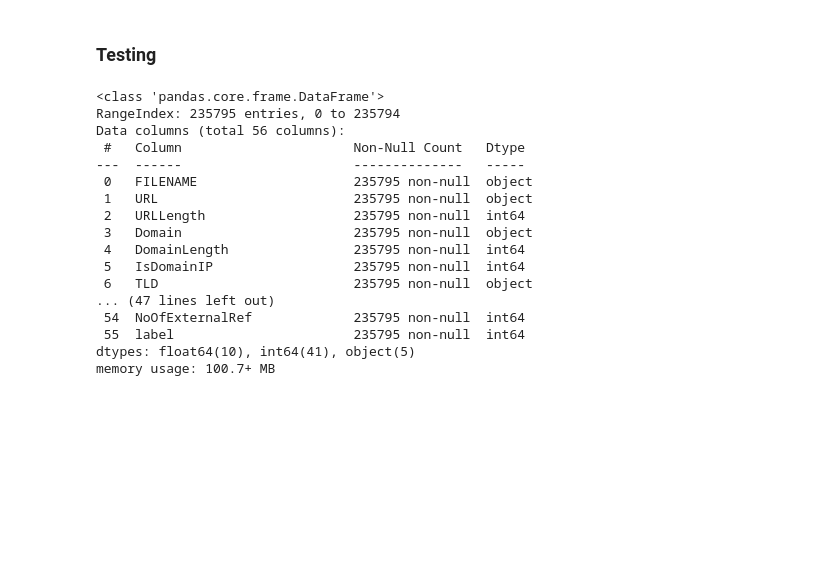
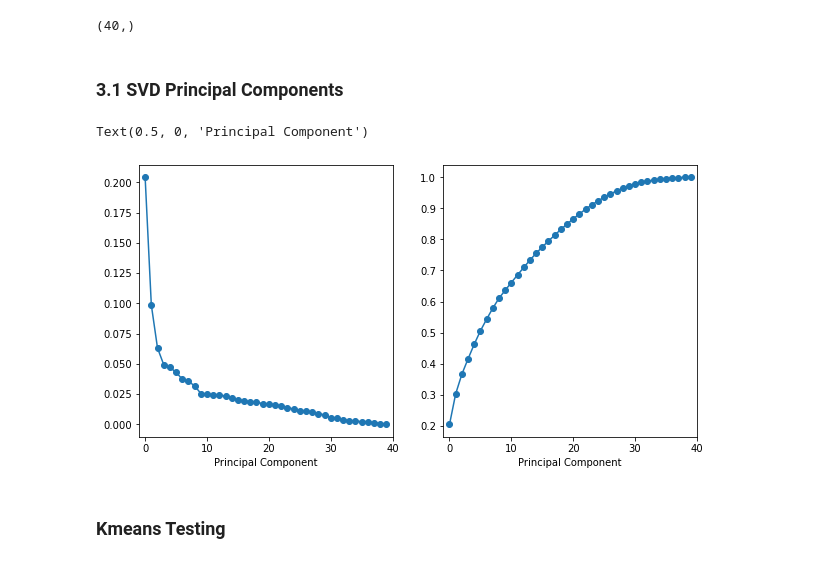
Before and after one commit to davidabney9-dev/PhishingURLProject, a Jupyter notebook: PhishingURLAppendix.ipynb, the cells around one changed output. Cells and saved outputs as stored; diff of their text form; code cells hidden in the pictures; blank space fills up the shorter version.

```diff
--- a/PhishingURLAppendix.ipynb
+++ b/PhishingURLAppendix.ipynb
@@ -17,2 +193,27 @@ from ISLP.cluster import compute_linkage
+# %%
+# Perform SVD
+U, s, V = np.linalg.svd(X_scaled, full_matrices=False)
+# %%
+s.shape
+# %% [output]
+(40,)
+# %% [markdown]
+### 3.1 SVD Principal Components
+# %%
+# Find the explained variance
+explained_variance_ratio = (s ** 2) / np.sum(s ** 2)
+
+fig, ax = plt.subplots(1, 2, figsize=(10, 5))
+
+# Plot of singular values
+ax[0].plot(explained_variance_ratio, marker='o')
+ax[0].set_xlim(-1, 40)
+ax[0].set_xlabel('Principal Component')
+ax[1].plot(np.cumsum(explained_variance_ratio), marker='o')
+ax[1].set_xlim(-1, 40)
+ax[1].set_xlabel('Principal Component')
+# %% [output]
+Text(0.5, 0, 'Principal Component')
+[figure, added]
 # %% [markdown]
-### Testing
+### Kmeans Testing
@@ -21,20 +219,0 @@ phishingurl_data = pd.read_csv("C:\\Users\\david\\Downloads\\phiusiil+phishing+u
-# %%
-phishingurl_data.info()
-# %% [output]
-<class 'pandas.core.frame.DataFrame'>
-RangeIndex: 235795 entries, 0 to 235794
-Data columns (total 56 columns):
- #   Column                      Non-Null Count   Dtype
----  ------                      --------------   -----
- 0   FILENAME                    235795 non-null  object
- 1   URL                         235795 non-null  object
- 2   URLLength                   235795 non-null  int64
- 3   Domain                      235795 non-null  object
- 4   DomainLength                235795 non-null  int64
- 5   IsDomainIP                  235795 non-null  int64
- 6   TLD                         235795 non-null  object
-... (47 lines left out)
- 54  NoOfExternalRef             235795 non-null  int64
- 55  label                       235795 non-null  int64
-dtypes: float64(10), int64(41), object(5)
-memory usage: 100.7+ MB
```
Also changed, not shown: parts of 28 cells of this notebook.
